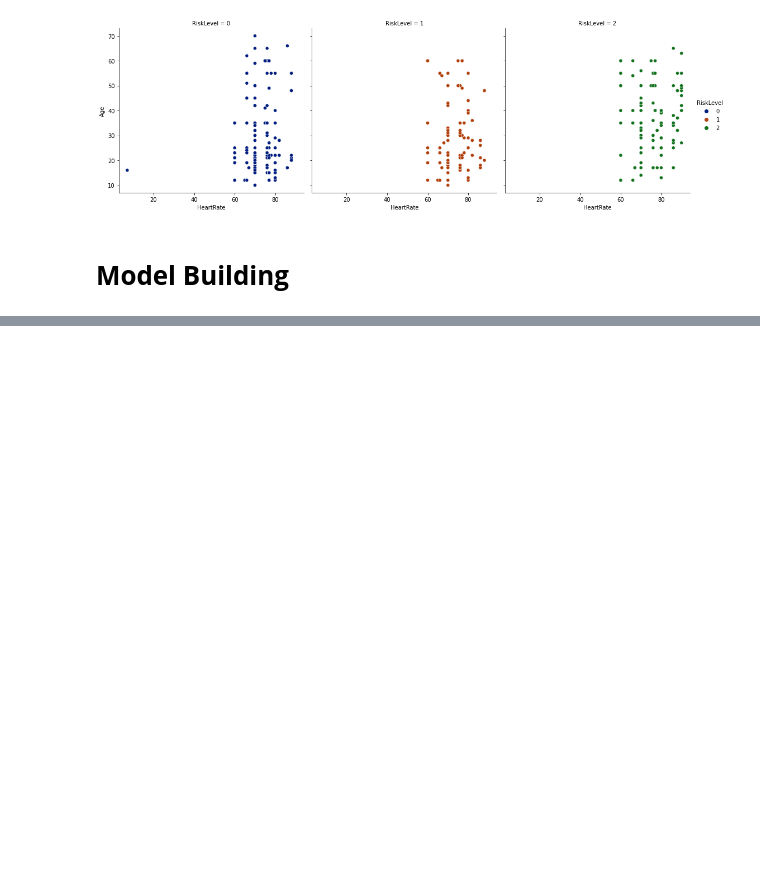
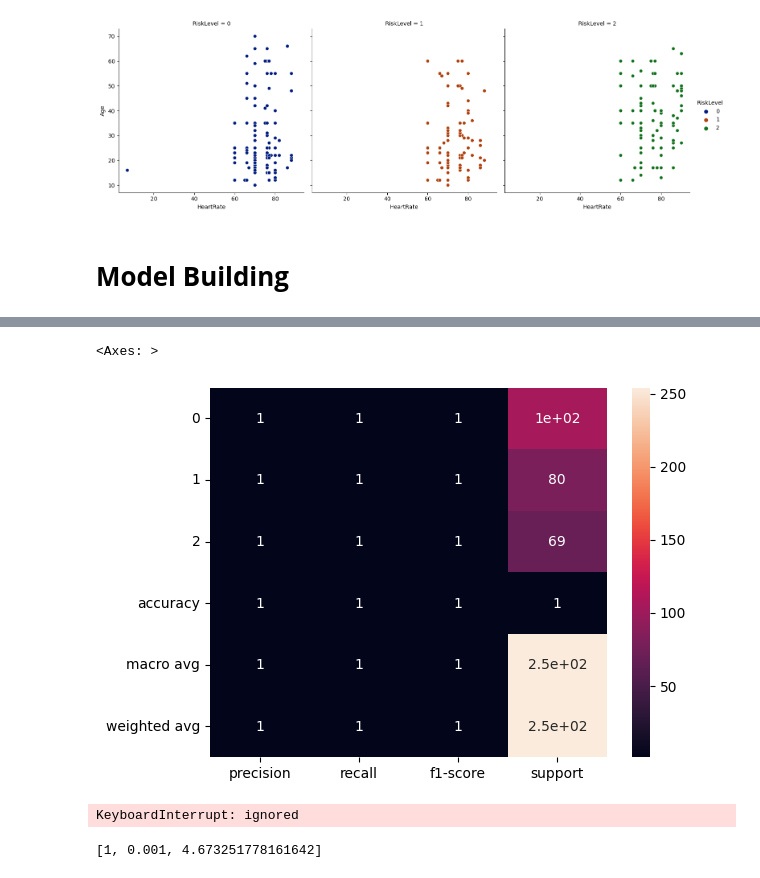
Before and after one commit to justin9503/MSc-Thesis, a Jupyter notebook: Thesis_1.ipynb, the cells around one changed output, grey strips where cells are left out. Saved outputs shown, nothing was run; the diff lists cells and outputs as text; code cells hidden in the pictures; blank space fills up the shorter version.

```diff
--- a/Thesis_1.ipynb
+++ b/Thesis_1.ipynb
@@ -496,0 +472,6 @@ global_best_position, population, fitnesses = result
+# %%
+global_best_position, fitnesses = PSO(population, fitness_function2, intervals, max_iterations, c1, c2)
+
+# Print the results
+print("Global best position:", global_best_position)
+print("Fitness:", fitness_function2(global_best_position))
@@ -503,8 +484,0 @@ B = {'max_depth':3,
-# %%
-model1=xgb.XGBClassifier(random_state=2,**B)
-
-model1.fit(X_train, y_train)
-
-y_pred = model1.predict(X_test)
-
-print(classification_report(y_test, y_pred, digits=4))
@@ -510,0 +487,10 @@ print(classification_report(y_test, y_pred, digits=4))
+# %%
+# create an XGBoost classifier object and set its parameters to the global_best_position
+model = xgb.XGBClassifier(max_depth=global_best_position[0],
+                          learning_rate=global_best_position[1],
+                          min_child_weight=global_best_position[2])
+
+# fit the model to your training data and evaluate it on your test data
+model.fit(X_train, y_train)
+accuracy = model.score(X_train, y_train)
+print("Accuracy: %.2f%%" % (accuracy * 100.0))
@@ -510,0 +502,15 @@ print(classification_report(y_test, y_pred, digits=4))
+# %%
+# predict labels for test set
+y_test = model.predict(x_test)
+
+# calculate evaluation metrics
+accuracy = metrics.accuracy_score(y_test, y_pred)
+precision = precision_score(y_test, y_pred, average='weighted')
+recall = recall_score(y_test, y_pred, average='weighted')
+f1_score = metrics.f1_score(y_test, y_pred,average='weighted')
+
+# print evaluation metrics
+print("Accuracy: ", accuracy)
+print("Precision: ", precision)
+print("Recall: ", recall)
+print("F1 Score: ", f1_score)
@@ -510,0 +548,9 @@ print(classification_report(y_test, y_pred, digits=4))
+# %%
+import seaborn as sns
+
+y_pred = model.predict(X_test)
+report = classification_report(y_test, y_pred, output_dict=True)
+sns.heatmap(pd.DataFrame(report).transpose(), annot=True)
+# %% [output]
+<Axes: >
+[figure, added]
@@ -510,0 +602,13 @@ print(classification_report(y_test, y_pred, digits=4))
+# %%
+# Run the firefly algorithm to find the optimal solution
+best_solution, best_fitness = firefly_algorithm(population, fitness_function, intervals, max_iterations, alpha, beta, gamma)
+
+# Print the results
+print("Best solution: ", best_solution)
+print("Best fitness: ", best_fitness)
+# %% [output]
+KeyboardInterrupt: ignored
+# %%
+best_solution
+# %% [output]
+[1, 0.001, 4.673251778161642]
```
Also changed, not shown: parts of 51 cells of this notebook, 1 other file.
